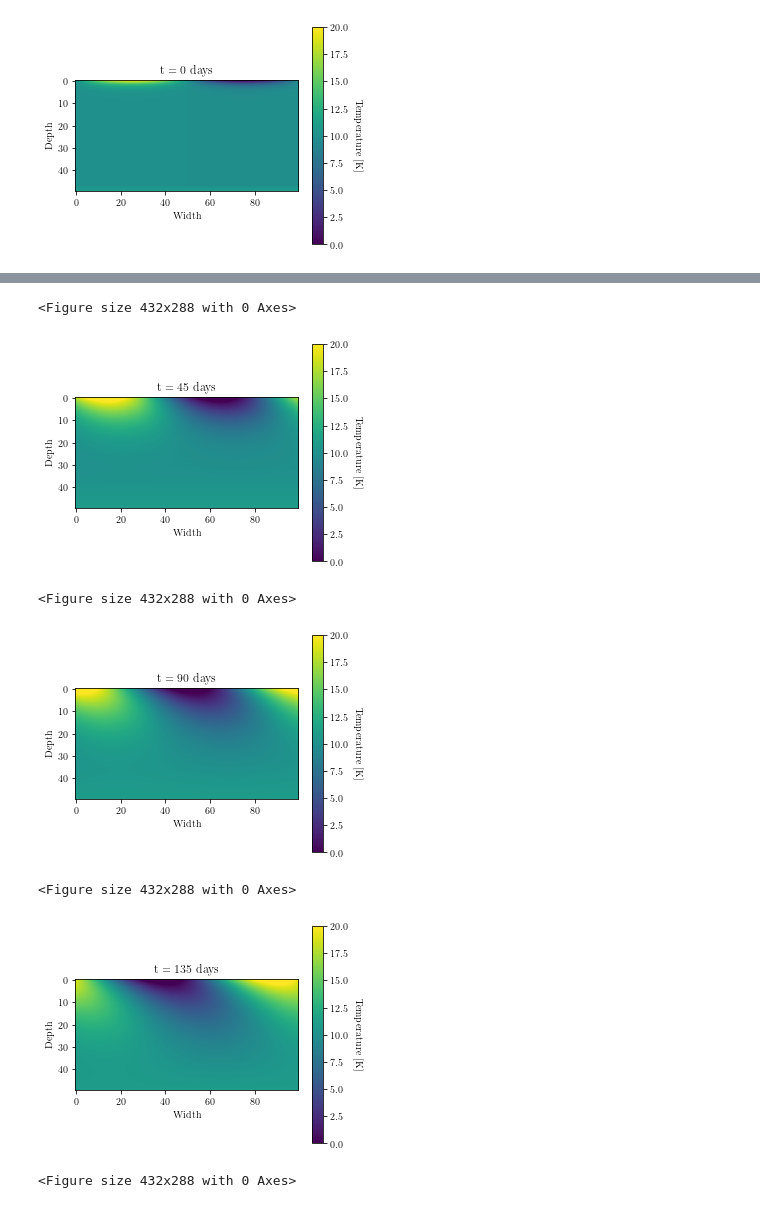
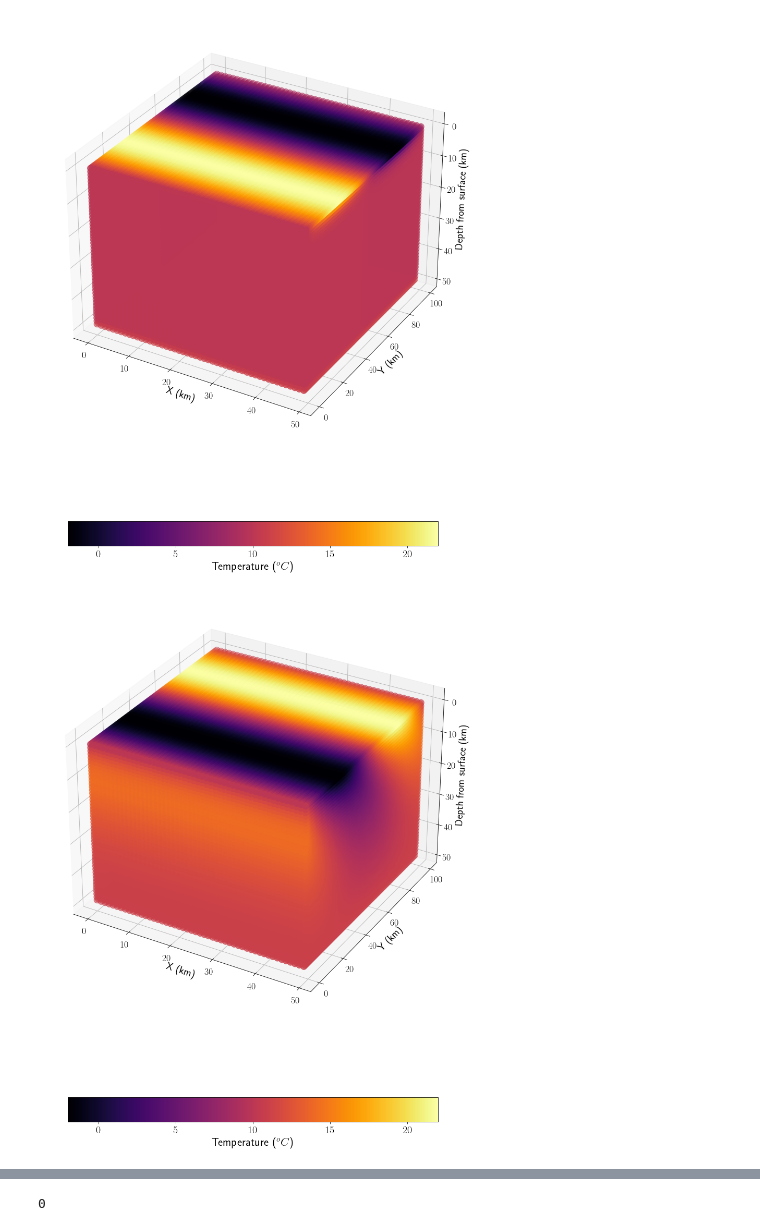
Before and after one commit to niranjancroy/exoplanet_heat, a Jupyter notebook: exoplanet_heat.ipynb, the cells around one changed output, grey strips where cells are left out. Saved outputs shown, nothing was run; the diff lists cells and outputs as text; code cells hidden in the pictures.

Commit message:
adding 3d animation

```diff
--- a/exoplanet_heat.ipynb
+++ b/exoplanet_heat.ipynb
@@ -41,32 +85,51 @@ def show_plot(crust, t):
 # %%
 # Initialize "crust": 2D array of T = Tinit except at bottom
 crust = np.full((Nd,Nw), Tinit, dtype='float')
 crust[Nd-1] = Tbottom
 
+count = 0
 for t in np.arange(ti, tf+dt, dt):
 
     # periodic heating at surface with phase shift (INCORRECT ON SUB-DAY TIMESCALE)
     phase = np.arange(Nw)/Nw
     crust[0] = Tinit + Tvar*np.sin(2*np.pi*(t/tyear+phase))
 
     # depth (skipping top and bottom to maintain boundaries)
     for i in range(1, Nd-1):
         # width (periodic boundary connecting 0 to Nw)
         for j in range(0, Nw):
             # evolve crust with FTCS approach! (in 2D)
 
             if j == Nw-1: # to avoid overflow at crust[i,j+1]
                 crust[i,j] = crust[i,j] + dt*alpha*(
                     (crust[i+1,j] + crust[i-1,j] - 2*crust[i,j])/ad**2 +
                     (crust[i,0] + crust[i,j-1] - 2*crust[i,j])/aw**2)
             else:
                 crust[i,j] = crust[i,j] + dt*alpha*(
                     (crust[i+1,j] + crust[i-1,j] - 2*crust[i,j])/ad**2 +
                     (crust[i,j+1] + crust[i,j-1] - 2*crust[i,j])/aw**2)
 
     # Show plot
-    if t%(tyear//8) == 0:
-        show_plot(crust, t)
+
+    if t%(tyear//2) == 0:
+        crust_3d = np.zeros((Nd,Nw,Nd))
+
+        for i in range(Nd):
+            crust_3d[i,:,:] = crust.T
+
+        #show_plot(crust, t)
         #plt.show()
+        nx, ny, nz = Nd, Nw, Nd
+        Lx, Ly, Lz = nx-1, ny-1, nz-1
+        x,y,z = get_grid(nx, ny, nz, Lx,Ly,Lz)  # generate a grid with mesh size Δx = Δy = Δz = 1
+        T = init_T(x,y,z, crust_3d)
+        filename = 'tempevolution_plots/temp'+str(count).zfill(3)+'.png'
+        plot_grid(x,y,z,T, filename)
+        count += 1
+
+#creating the animation
+os.system('ffmpeg -i tempevolution_plots/temp%04d.png  -c:v libx264 -r 8 -pix_fmt yuv420p -vf \
+                    "scale=trunc(iw/2)*2:trunc(ih/2)*2" tempevolution_plots/surface_temp.mp4')
 # %% [output]
-[figure, old version]
+[figure, new version]
+[figure, new version]
@@ -73,7 +137 @@ for t in np.arange(ti, tf+dt, dt):
-<Figure size 432x288 with 0 Axes>
+0
-[figure, old version]
-<Figure size 432x288 with 0 Axes>
-[figure, old version]
-<Figure size 432x288 with 0 Axes>
-[figure, removed]
-<Figure size 432x288 with 0 Axes>
```
Also changed, not shown: parts of 8 cells of this notebook.
